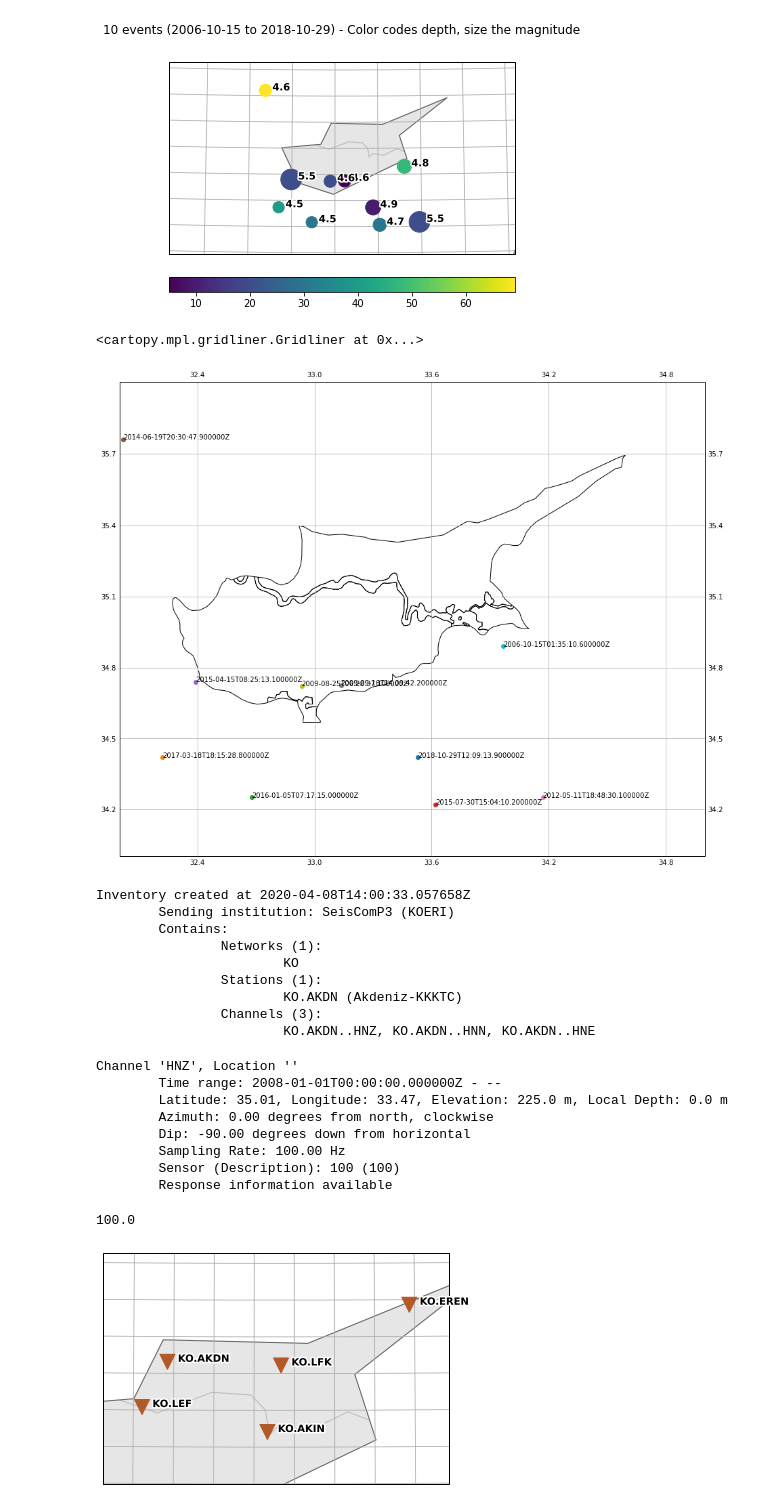
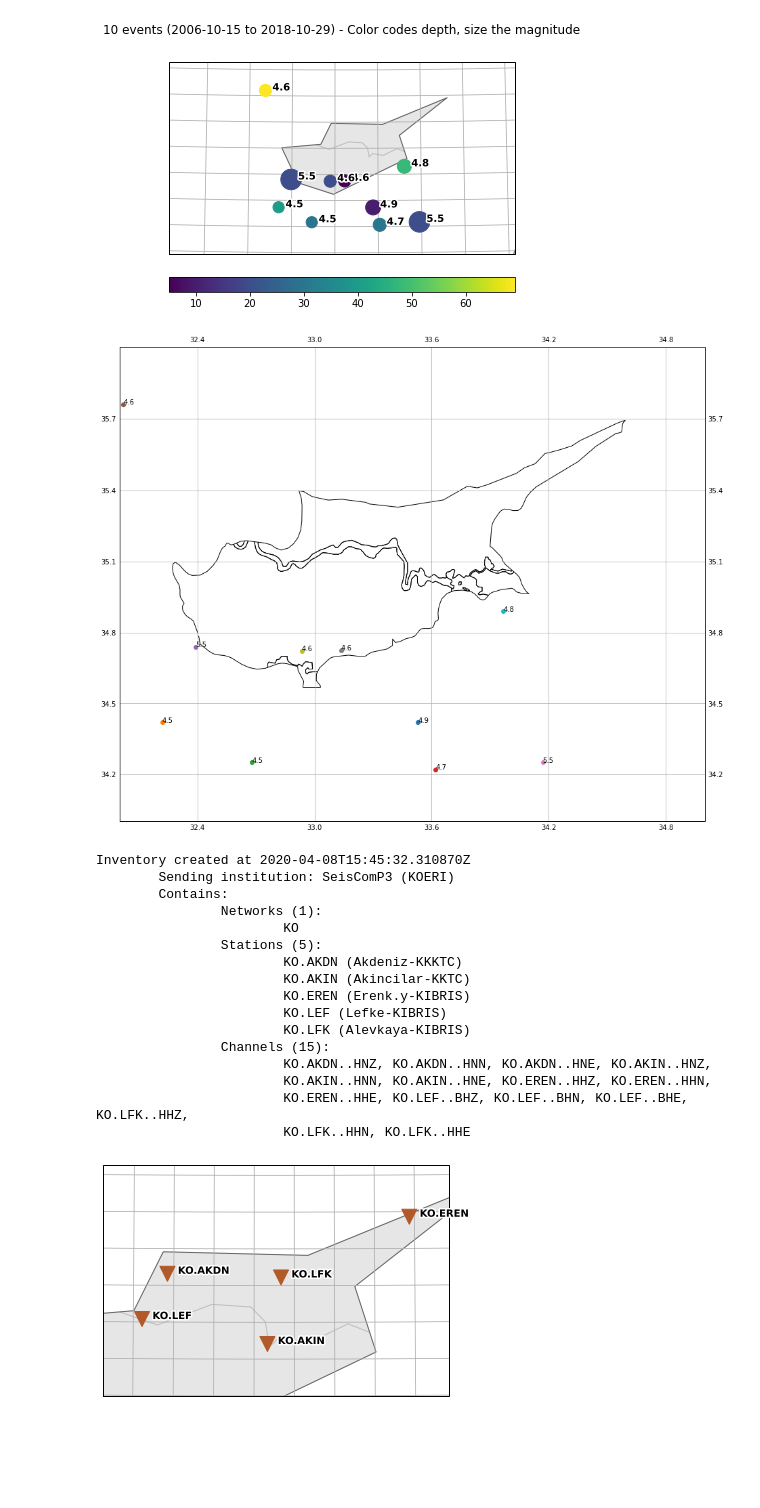
Before and after one commit to arman258/Thesis, a Jupyter notebook: Test.ipynb, the cells around one changed output. Drawn from its saved outputs; the diff is of its cells as text; code cells hidden in the pictures; blank space fills up the shorter version.

```diff
--- a/Test.ipynb
+++ b/Test.ipynb
@@ -94,72 +94,64 @@ fig=plt.figure(figsize=(15,15));
 cen_lat = (minlat+maxlat)/2,;
 cen_long = (minlong+maxlong)/2;
 
 # proj=ccrs.AlbersEqualArea(central_latitude=cen_lat,central_longitude=cen_long)
 proj=ccrs.Mercator()
 
 map_ax = fig.add_axes([0.1,0.1,0.8,0.8],projection=proj)
 
 extent=[32, 35, 34, 36]
 # map_ax.coastlines(resolution='10m')
 
 map_ax.set_extent(extent);
 
 # map_ax.add_feature(cfeature.NaturalEarthFeature('physical', 'land', '50m',edgecolor='black',))
 # map_ax.add_feature(cfeature.NaturalEarthFeature('physical', 'ocean', '50m',edgecolor='black',))
 
 map_ax.add_feature(cfeature.NaturalEarthFeature(category='cultural', name='admin_0_countries',
                                                 scale='10m',edgecolor='black',facecolor='none'))
 
 for ev in range(len(events)):
     lat_o = events.events[ev].origins[0].latitude
     long_o = events.events[ev].origins[0].longitude
-    label = events.events[ev].origins[0].time
+    label = events.events[ev].magnitudes[0].mag
 #     print (label)
     map_ax.scatter(long_o,lat_o,transform = proj.as_geodetic())
     map_ax.text(long_o,lat_o,label,transform=proj.as_geodetic())
 
 # map_ax.scatter(33,35,transform = proj.as_geodetic())
 
 map_ax.gridlines(draw_labels=True)
+
+fig.savefig("EQ events")
 # %% [output]
-<cartopy.mpl.gridliner.Gridliner at 0x...>
-[figure, old version]
+[figure, new version]
 # %%
 events.write('events.xml',format="QUAKEML")
 # %%
 t = UTCDateTime("2014-06-19T20:30:47")
 # end = UTCDateTime("2017-01-13T21:43:31")
 # %%
-a=client1.get_stations(network="KO", station="AKDN",minlatitude=minlat,maxlatitude=maxlat,
+a=client1.get_stations(network="KO", station="*",minlatitude=minlat,maxlatitude=maxlat,
                      minlongitude=minlong,maxlongitude=maxlong,starttime=t-60,endtime=t+60*5,
                        level="response")
 a
 # %% [output]
-Inventory created at 2020-04-08T14:00:33.057658Z
+Inventory created at 2020-04-08T15:45:32.310870Z
         Sending institution: SeisComP3 (KOERI)
         Contains:
                 Networks (1):
                         KO
-                Stations (1):
+                Stations (5):
                         KO.AKDN (Akdeniz-KKKTC)
-                Channels (3):
-                        KO.AKDN..HNZ, KO.AKDN..HNN, KO.AKDN..HNE
+                        KO.AKIN (Akincilar-KKTC)
+                        KO.EREN (Erenk.y-KIBRIS)
+                        KO.LEF (Lefke-KIBRIS)
+                        KO.LFK (Alevkaya-KIBRIS)
+                Channels (15):
+                        KO.AKDN..HNZ, KO.AKDN..HNN, KO.AKDN..HNE, KO.AKIN..HNZ,
+                        KO.AKIN..HNN, KO.AKIN..HNE, KO.EREN..HHZ, KO.EREN..HHN,
+                        KO.EREN..HHE, KO.LEF..BHZ, KO.LEF..BHN, KO.LEF..BHE, KO.LFK..HHZ,
+                        KO.LFK..HHN, KO.LFK..HHE
-# %%
-cc = a[0][1][2]
-cc
-# %% [output]
-Channel 'HNZ', Location ''
-        Time range: 2008-01-01T00:00:00.000000Z - --
-        Latitude: 35.01, Longitude: 33.47, Elevation: 225.0 m, Local Depth: 0.0 m
-        Azimuth: 0.00 degrees from north, clockwise
-        Dip: -90.00 degrees down from horizontal
-        Sampling Rate: 100.00 Hz
-        Sensor (Description): 100 (100)
-        Response information available
-# %%
-cc.sample_rate
-# %% [output]
-100.0
 # %%
 a.write('station.txt',"STATIONTXT")
 # %%
```
Also changed, not shown: parts of 1 cell of this notebook.
